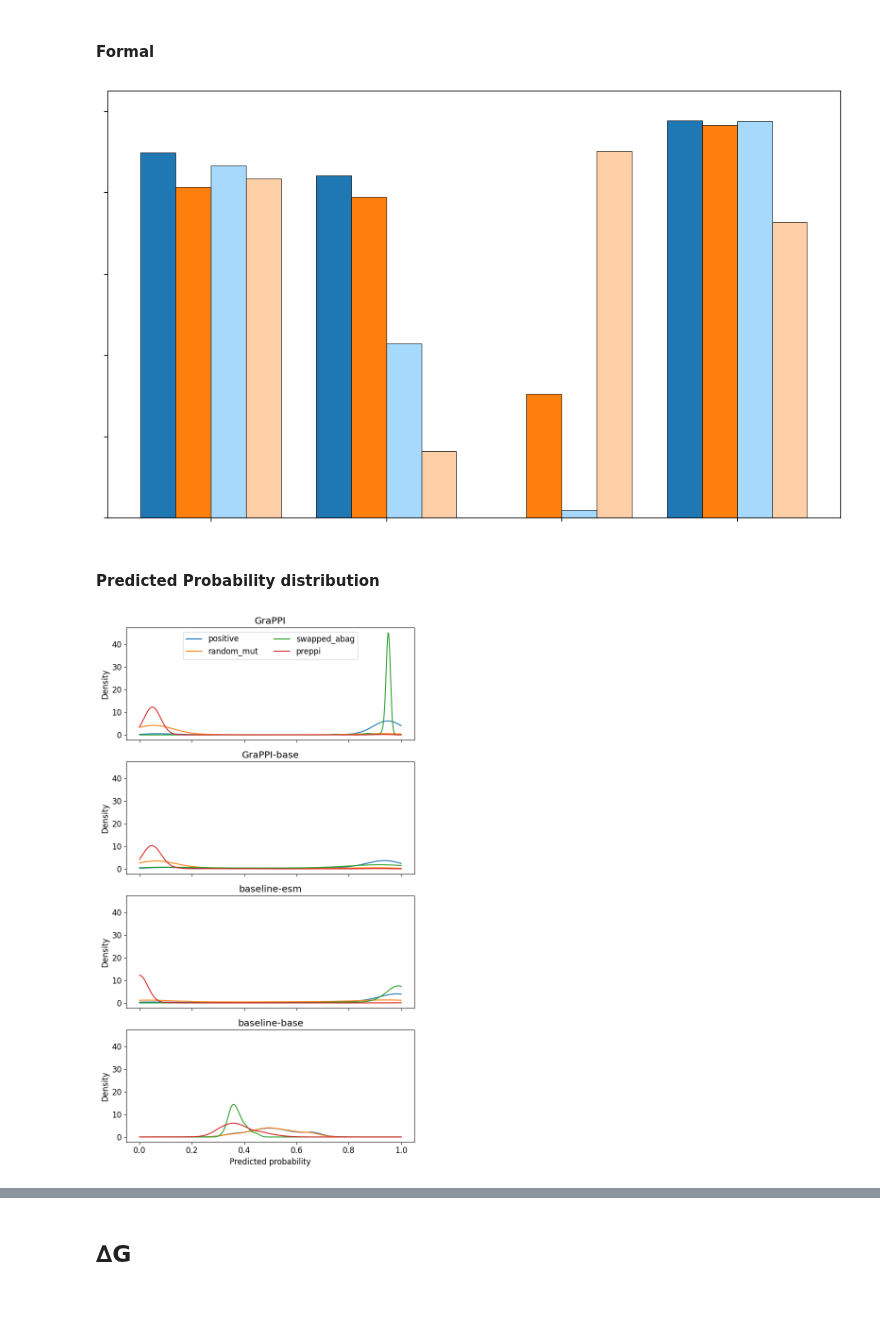
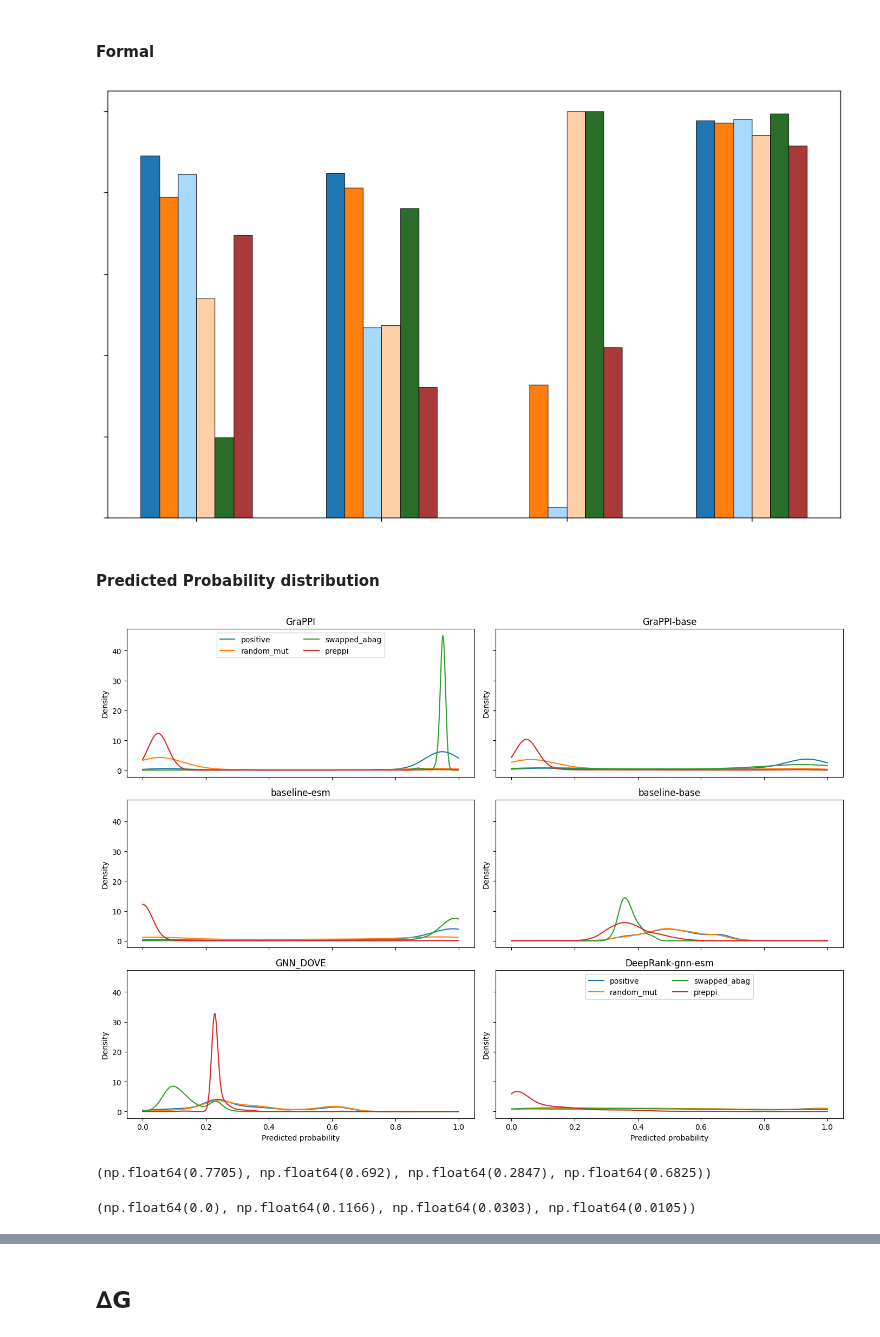
Before and after one commit to zhaolabutmb/GraPPI, a Jupyter notebook: App_plots.ipynb, the cells around one changed output, grey strips where cells are left out. Saved outputs shown, nothing was run; the diff lists cells and outputs as text; code cells hidden in the pictures; blank space fills up the shorter version.

```diff
--- a/App_plots.ipynb
+++ b/App_plots.ipynb
@@ -116,0 +119,4 @@ plt.savefig(f'Figures/{num_layer}_{hidden_dim}_comparison.pdf', bbox_inches='tig
+# %%
+#load
+with open('../GraPPI_data/cls_prob.json','r') as f:
+	raw_probs = json.load(f)
@@ -117,3 +163,9 @@ plt.savefig(f'Figures/{num_layer}_{hidden_dim}_comparison.pdf', bbox_inches='tig
+# %%
+# let elements in the array forcely cutoff at 0 or 1 when the element values are less than 0 or larger than 1
+raw_probs['DeepRank-gnn-esm']['positive'] = np.clip(raw_probs['DeepRank-gnn-esm']['positive'], 0, 1)
+raw_probs['DeepRank-gnn-esm']['random_mut'] = np.clip(raw_probs['DeepRank-gnn-esm']['random_mut'], 0, 1)
+raw_probs['DeepRank-gnn-esm']['swapped_abag'] = np.clip(raw_probs['DeepRank-gnn-esm']['swapped_abag'], 0, 1)
+raw_probs['DeepRank-gnn-esm']['preppi'] = np.clip(raw_probs['DeepRank-gnn-esm']['preppi'], 0, 1)
 # %% [markdown]
 ## Binder discrimination
 # %% [markdown]
@@ -620,14 +780,14 @@ Loaded baseline disc classifier: ../GraPPI_data/trained_data_ssl_finetune/esm_ba
 #### Demo
 # %%
 # ============ Part 3: Grouped bar plot (Accuracy by subset, 4 models) ============
-model_labels = [cfg['label'] for cfg in models_config]
+model_labels = [cfg['label'] for cfg in models_config] + ['GNN_DOVE','DeepRank-gnn-esm']
 subset_names = [s[0] for s in subsets]
 
 n_models = len(model_labels)
 n_subsets = len(subset_names)
 x = np.arange(n_subsets)
-bar_width = 0.8 / n_models
-colors = ['#1f77b4', "#ff7f0e", "#a7d9fd", "#ffd0a7"]
+bar_width = 0.6 / n_models
+colors = ['#1f77b4', "#ff7f0e", "#a7d9fd", "#ffd0a7", "#296d29", "#aa3939"]
 
 font_size = 12
 plt.rcParams.update({'font.size': font_size})
@@ -636,15 +796,16 @@ fig, ax = plt.subplots(figsize=(10, 6))
 for i, label in enumerate(model_labels):
     accs = [results[label][s] for s in subset_names]
     offset = (i - (n_models - 1) / 2) * bar_width
-    ax.bar(x + offset, accs, bar_width, label=label,
+    ax.bar(x + offset, accs, bar_width, label=label+f'(cutoff:{cutoff_f1s[label][0]:.2f})',
            color=colors[i % len(colors)], edgecolor='black', linewidth=0.5)
 
 ax.set_xticks(x)
 ax.set_xticklabels(subset_names)
 ax.set_xlabel('Subset')
 ax.set_ylabel('Accuracy')
-ax.set_ylim(0, 1.05)
+ax.set_ylim(0, 1.15)
 ax.set_title('Binder Discrimination: Per-Subset Accuracy by Model')
-ax.legend()
+# multi column legend
+ax.legend(fontsize=font_size-2, ncol=3)
 plt.tight_layout()
 # %% [output]
@@ -652,16 +813,15 @@ plt.tight_layout()
 # %% [markdown]
 #### Formal
 # %%
-model_labels = [cfg['label'] for cfg in models_config]
+model_labels = [cfg['label'] for cfg in models_config] + ['GNN_DOVE','DeepRank-gnn-esm']
 subset_names = [s[0] for s in subsets]
 
 n_models = len(model_labels)
 n_subsets = len(subset_names)
 x = np.arange(n_subsets)
-bar_width = 0.8 / n_models
-colors = ['#1f77b4', "#ff7f0e", "#a7d9fd", "#ffd0a7"]
+bar_width = 0.6 / n_models
+colors = ['#1f77b4', "#ff7f0e", "#a7d9fd", "#ffd0a7", "#296d29", "#aa3939"]
 
-font_size = 12
 plt.rcParams.update({'font.size': font_size})
 fig, ax = plt.subplots(figsize=(10, 6))
 
@@ -676,39 +836,48 @@ ax.set_xticklabels([])
 ax.set_ylim(0, 1.05)
 ax.set_yticklabels([])
 plt.tight_layout()
-plt.savefig('Figures/binder_subset_accuracy_4models.pdf', bbox_inches='tight', format='pdf')
+plt.savefig('Figures/binder_subset_accuracy_6models.pdf', bbox_inches='tight', format='pdf')
 # %% [output]
-[figure, old version]
+[figure, new version]
 # %% [markdown]
 #### Predicted Probability distribution
 # %%
 from scipy.stats import gaussian_kde
 
 subset_colors = {
     'positive':     '#1f77b4',
     'random_mut':   '#ff7f0e',
     'swapped_abag': '#2ca02c',
     'preppi':       '#d62728',
 }
 x_grid = np.linspace(0, 1, 500)
 
-fig, axes = plt.subplots(len(models_config), 1, figsize=(7, 3 * len(models_config)),
+fig, axes = plt.subplots(nrows=3, ncols=2, figsize=(14, 10),
                          sharex=True, sharey=True)
 
-for ax, cfg in zip(axes, models_config):
-    label = cfg['label']
+for ax, label in zip(axes.flatten(), raw_probs.keys()):
     for subset_name, _ in subsets:
         probs = raw_probs[label].get(subset_name)
         if probs is None or len(probs) == 0:
             continue
-        kde = gaussian_kde(probs, bw_method='scott')
+        kde = gaussian_kde(np.array(probs,dtype=np.float64), bw_method='scott')
         ax.plot(x_grid, kde(x_grid), color=subset_colors[subset_name],
                 linewidth=1.5, label=subset_name)
     ax.set_title(label)
     ax.set_ylabel('Density')
 
-axes[0].legend(loc='upper center', ncol=2)
-axes[-1].set_xlabel('Predicted probability')
+axes[0,0].legend(loc='upper center', ncol=2)
+axes[2,1].legend(loc='upper center', ncol=2)
+axes[2,0].set_xlabel('Predicted probability')
+axes[2,1].set_xlabel('Predicted probability')
 plt.tight_layout()
 # %% [output]
-[figure, old version]
+[figure, new version]
+# %%
+max(raw_probs['GNN_DOVE']['positive']), max(raw_probs['GNN_DOVE']['preppi']),max(raw_probs['GNN_DOVE']['swapped_abag']),max(raw_probs['GNN_DOVE']['random_mut'])
+# %% [output]
+(np.float64(0.7705), np.float64(0.692), np.float64(0.2847), np.float64(0.6825))
+# %%
+min(raw_probs['GNN_DOVE']['positive']), min(raw_probs['GNN_DOVE']['preppi']),min(raw_probs['GNN_DOVE']['swapped_abag']),min(raw_probs['GNN_DOVE']['random_mut'])
+# %% [output]
+(np.float64(0.0), np.float64(0.1166), np.float64(0.0303), np.float64(0.0105))
```
Also changed, not shown: parts of 21 cells of this notebook.
